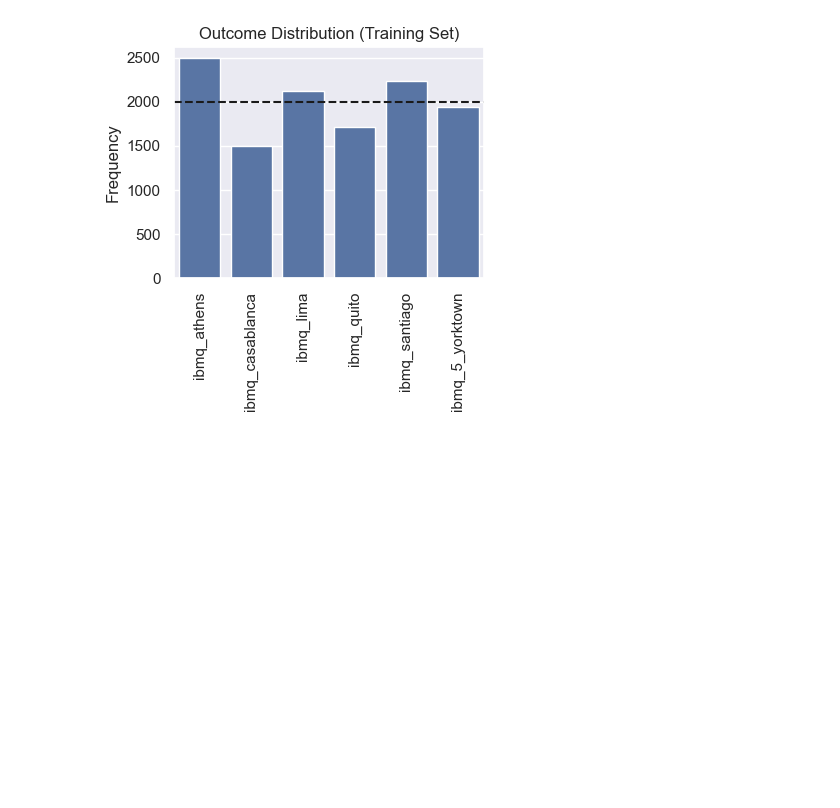
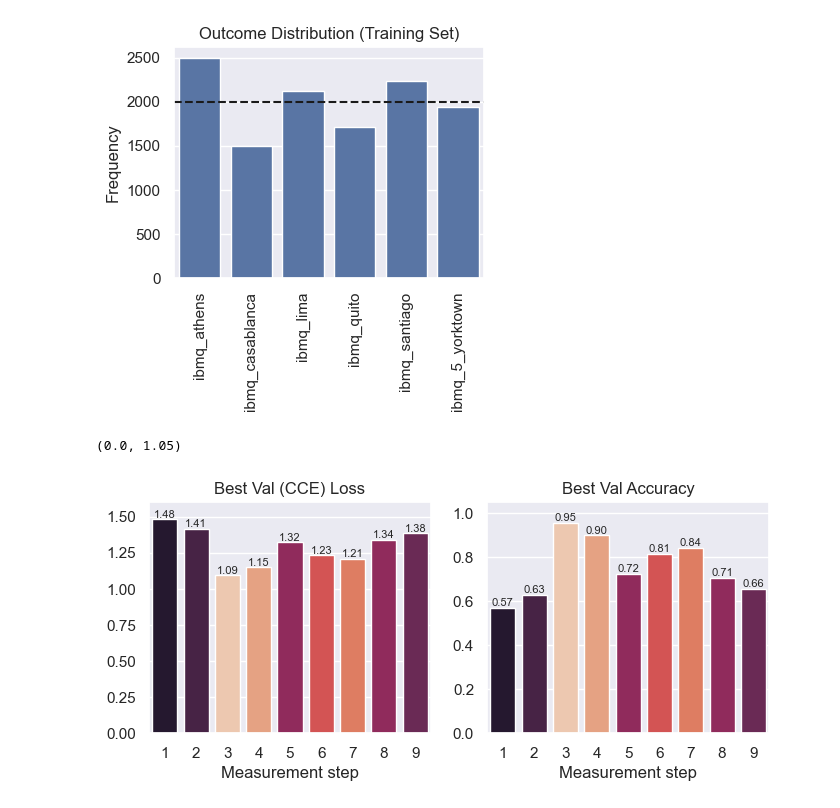
Before and after one commit to BenPrie/quantum-noise-ml, a Jupyter notebook: fingerprint-classifcation.ipynb, the cells around one changed output. Drawn from its saved outputs; the diff is of its cells as text; code cells hidden in the pictures; blank space fills up the shorter version.

Commit message:
MLP models for each measurement step

```diff
--- a/fingerprint-classifcation.ipynb
+++ b/fingerprint-classifcation.ipynb
@@ -333,7 +343,7 @@ def train(model, train_loader, val_loader, n_epochs, lr=1e-3, weight_decay=.0, v
     # Remember the training statistics, just in case someone feels like plotting it.
     train_losses, train_accs, val_losses, val_accs = [], [], [], []
 
-    for epoch_idx in (tqdm(np.arange(1, n_epochs + 1), desc='Top-level training') if verbose else np.arange(1, n_epochs + 1)):
+    for epoch_idx in tqdm(np.arange(1, n_epochs + 1), desc='Top-level training'):
         # Train the model.
         train_loss, train_acc = training_step(model, train_loader, optimiser, loss_fn, verbose)
         val_loss, val_acc = evaluate(model, val_loader, loss_fn, verbose)
@@ -353,6 +363,9 @@ def train(model, train_loader, val_loader, n_epochs, lr=1e-3, weight_decay=.0, v
         if verbose:
             print(f'Epoch {epoch_idx:03d}: train loss - {train_loss:.3f}, val loss - {val_loss:.3f}, train acc - {train_acc:.3f}, val acc - {val_acc:.3f}')
 
+    # Restore the best model in validation.
+    # ...
+
     # Return the stats.
     return train_losses, train_accs, val_losses, val_accs
 # %%
@@ -430,0 +475,36 @@ plt.xticks(rotation=90)
+# %%
+# Extract the best validation loss and accuracy from each model.
+best_losses = [min(model_stats[2]) for model_stats in stats.values()]
+best_accs = [max(model_stats[3]) for model_stats in stats.values()]
+
+# Colour palette (https://stackoverflow.com/questions/36271302/changing-color-scale-in-seaborn-bar-plot).
+def colors_from_values(values, palette_name):
+    # normalize the values to range [0, 1]
+    normalized = (values - min(values)) / (max(values) - min(values))
+    # convert to indices
+    indices = np.round(normalized * (len(values) - 1)).astype(np.int32)
+    # use the indices to get the colors
+    palette = sns.color_palette(palette_name, len(values))
+    return np.array(palette).take(indices, axis=0)
+
+# Bar plot them.
+fig, (ax1, ax2) = plt.subplots(1, 2, figsize=(8, 3))
+sns.barplot(x=np.arange(1, 10), y=best_losses, ax=ax1, palette=colors_from_values(best_losses, 'rocket_r'))
+sns.barplot(x=np.arange(1, 10), y=best_accs, ax=ax2, palette=colors_from_values(best_accs, 'rocket'))
+
+# Label the bars.
+for container in ax1.containers:
+    ax1.bar_label(container, fmt='%.2f', fontsize=8)
+for container in ax2.containers:
+    ax2.bar_label(container, fmt='%.2f', fontsize=8)
+
+# Beautification.
+ax1.set_title('Best Val (CCE) Loss')
+ax2.set_title('Best Val Accuracy')
+ax1.set_xlabel('Measurement step')
+ax2.set_xlabel('Measurement step')
+ax1.set_ylim(0, 1.6)
+ax2.set_ylim(0, 1.05)
+# %% [output]
+(0.0, 1.05)
+[figure, added]
```
Also changed, not shown: parts of 10 cells of this notebook.
